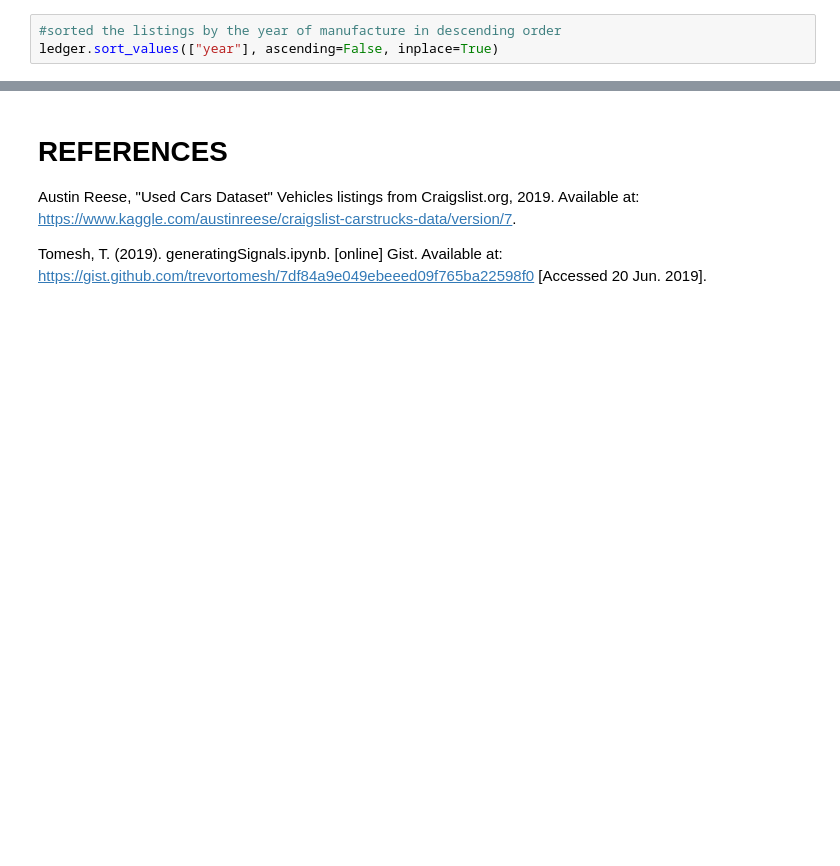
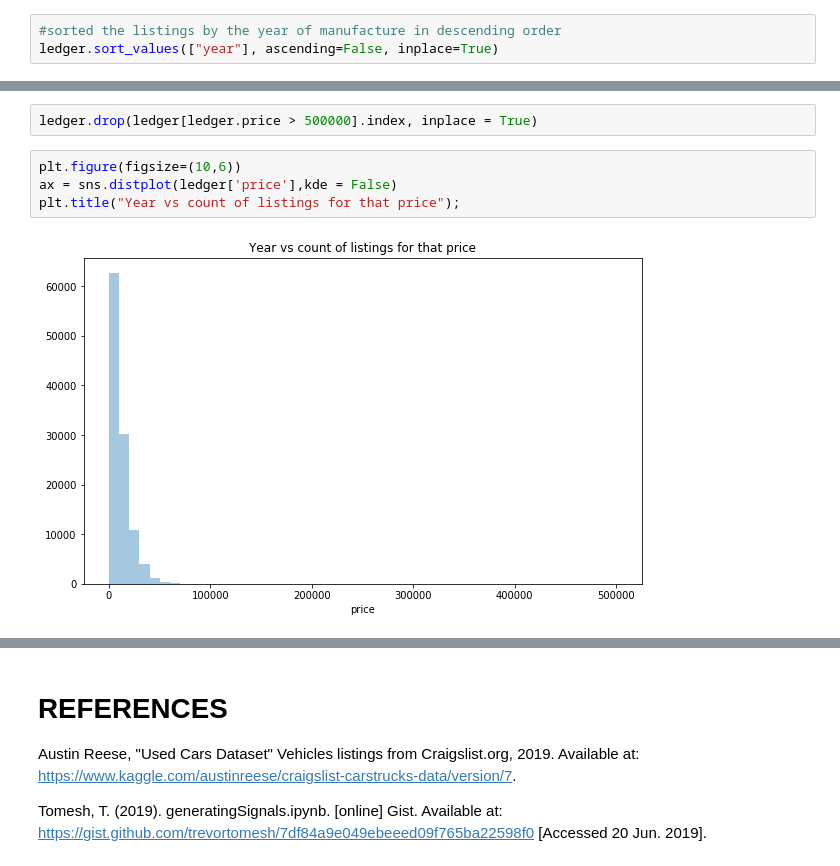
Before and after one commit to jashanmalhi/Data-Analysis, a Jupyter notebook: Used_Cars_Dataset.ipynb, the cells around one changed output, grey strips where cells are left out. Saved outputs shown, nothing was run; the diff lists cells and outputs as text; blank space fills up the shorter version.

```diff
--- a/Used_Cars_Dataset.ipynb
+++ b/Used_Cars_Dataset.ipynb
@@ -133,0 +252,8 @@ memory usage: 16.4+ MB
+# %%
+ledger.drop(ledger[ledger.price > 500000].index, inplace = True)
+# %%
+plt.figure(figsize=(10,6))
+ax = sns.distplot(ledger['price'],kde = False)
+plt.title("Year vs count of listings for that price");
+# %% [output]
+[figure, added]
```
Also changed, not shown: parts of 27 cells of this notebook.
